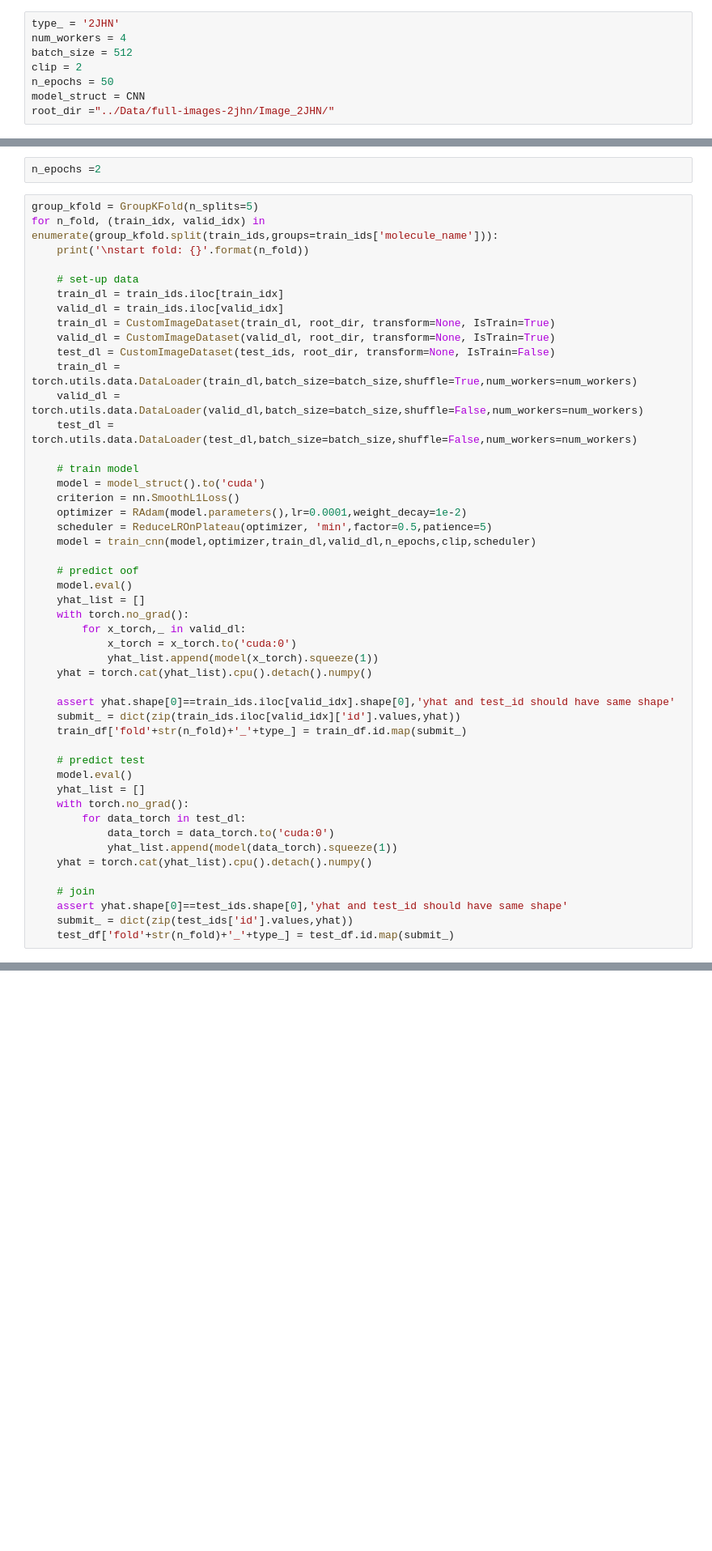
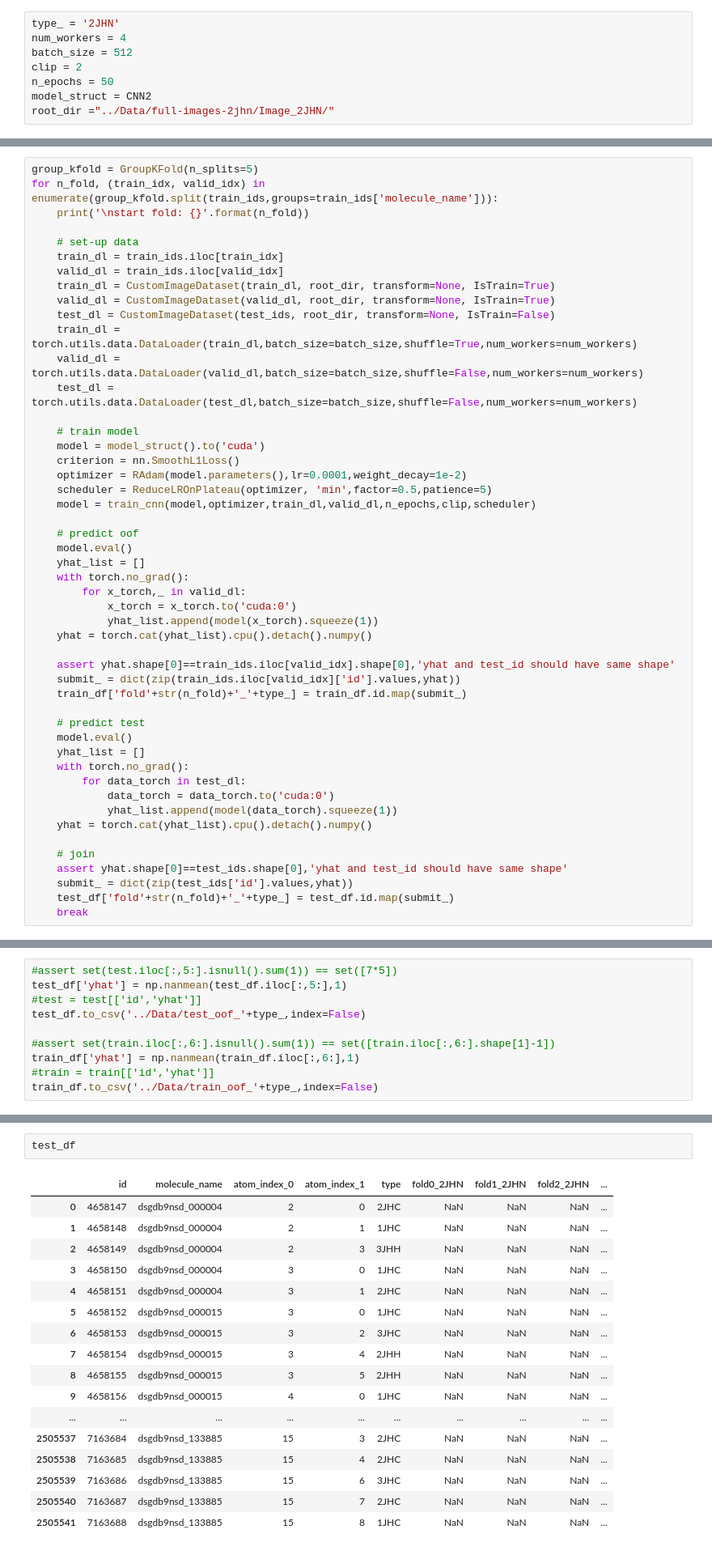
Before and after one commit to zhenlan0426/QM, a Jupyter notebook: CNN_kfold_2JHN.ipynb, the cells around one changed output, grey strips where cells are left out. Shown at 81% size. Cells and saved outputs as stored; diff of their text form; blank space fills up the shorter version.

```diff
--- a/CNN_kfold_2JHN.ipynb
+++ b/CNN_kfold_2JHN.ipynb
@@ -12,7 +12,7 @@ num_workers = 4
 batch_size = 512
 clip = 2
 n_epochs = 50
-model_struct = CNN
+model_struct = CNN2
 root_dir ="../Data/full-images-2jhn/Image_2JHN/"
 # %%
 train_df = pd.read_csv('../Data/train.csv')
@@ -29,8 +29,6 @@ Try using .loc[row_indexer,col_indexer] = value instead
 
 See the caveats in the documentation: http://pandas.pydata.org/pandas-docs/stable/indexing.html#indexing-view-versus-copy
   test_ids['file_name'] = test_ids.molecule_name.str.cat(test_ids.id.astype(str),sep='_')
-# %%
-n_epochs =2
 # %%
 group_kfold = GroupKFold(n_splits=5)
 for n_fold, (train_idx, valid_idx) in enumerate(group_kfold.split(train_ids,groups=train_ids['molecule_name'])):
@@ -79,5 +77,6 @@ for n_fold, (train_idx, valid_idx) in enumerate(group_kfold.split(train_ids,grou
     assert yhat.shape[0]==test_ids.shape[0],'yhat and test_id should have same shape'
     submit_ = dict(zip(test_ids['id'].values,yhat))
     test_df['fold'+str(n_fold)+'_'+type_] = test_df.id.map(submit_)
+    break
 # %% [output]
 start fold: 0
@@ -99,0 +166,10 @@ Training completed in 39.659775257110596s
+# %%
+#assert set(test.iloc[:,5:].isnull().sum(1)) == set([7*5])
+test_df['yhat'] = np.nanmean(test_df.iloc[:,5:],1)
+#test = test[['id','yhat']]
+test_df.to_csv('../Data/test_oof_'+type_,index=False)
+
+#assert set(train.iloc[:,6:].isnull().sum(1)) == set([train.iloc[:,6:].shape[1]-1])
+train_df['yhat'] = np.nanmean(train_df.iloc[:,6:],1)
+#train = train[['id','yhat']]
+train_df.to_csv('../Data/train_oof_'+type_,index=False)
@@ -99,0 +192,20 @@ Training completed in 39.659775257110596s
+# %%
+test_df
+# %% [output]
+|  | id | molecule_name | atom_index_0 | atom_index_1 | type | fold0_2JHN | fold1_2JHN | fold2_2JHN | ... |
+| 0 | 4658147 | dsgdb9nsd_000004 | 2 | 0 | 2JHC | NaN | NaN | NaN | ... |
+| 1 | 4658148 | dsgdb9nsd_000004 | 2 | 1 | 1JHC | NaN | NaN | NaN | ... |
+| 2 | 4658149 | dsgdb9nsd_000004 | 2 | 3 | 3JHH | NaN | NaN | NaN | ... |
+| 3 | 4658150 | dsgdb9nsd_000004 | 3 | 0 | 1JHC | NaN | NaN | NaN | ... |
+| 4 | 4658151 | dsgdb9nsd_000004 | 3 | 1 | 2JHC | NaN | NaN | NaN | ... |
+| 5 | 4658152 | dsgdb9nsd_000015 | 3 | 0 | 1JHC | NaN | NaN | NaN | ... |
+| 6 | 4658153 | dsgdb9nsd_000015 | 3 | 2 | 3JHC | NaN | NaN | NaN | ... |
+| 7 | 4658154 | dsgdb9nsd_000015 | 3 | 4 | 2JHH | NaN | NaN | NaN | ... |
+| 8 | 4658155 | dsgdb9nsd_000015 | 3 | 5 | 2JHH | NaN | NaN | NaN | ... |
+| 9 | 4658156 | dsgdb9nsd_000015 | 4 | 0 | 1JHC | NaN | NaN | NaN | ... |
+| ... | ... | ... | ... | ... | ... | ... | ... | ... | ... |
+| 2505537 | 7163684 | dsgdb9nsd_133885 | 15 | 3 | 2JHC | NaN | NaN | NaN | ... |
+| 2505538 | 7163685 | dsgdb9nsd_133885 | 15 | 4 | 2JHC | NaN | NaN | NaN | ... |
+| 2505539 | 7163686 | dsgdb9nsd_133885 | 15 | 6 | 3JHC | NaN | NaN | NaN | ... |
+| 2505540 | 7163687 | dsgdb9nsd_133885 | 15 | 7 | 2JHC | NaN | NaN | NaN | ... |
+| 2505541 | 7163688 | dsgdb9nsd_133885 | 15 | 8 | 1JHC | NaN | NaN | NaN | ... |
```
Also changed, not shown: parts of 12 cells of this notebook, 3 other files.
